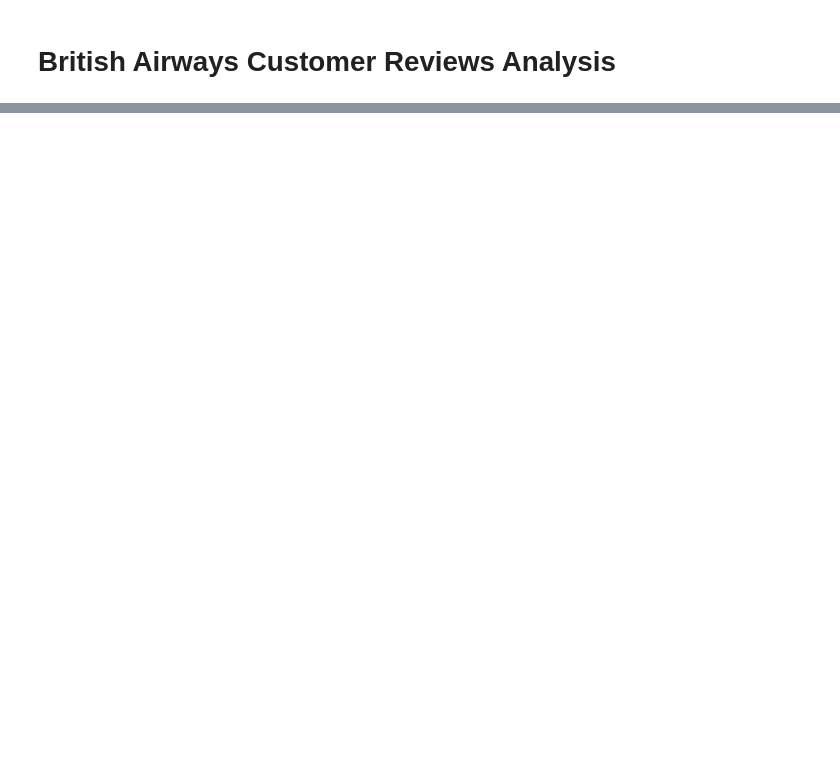
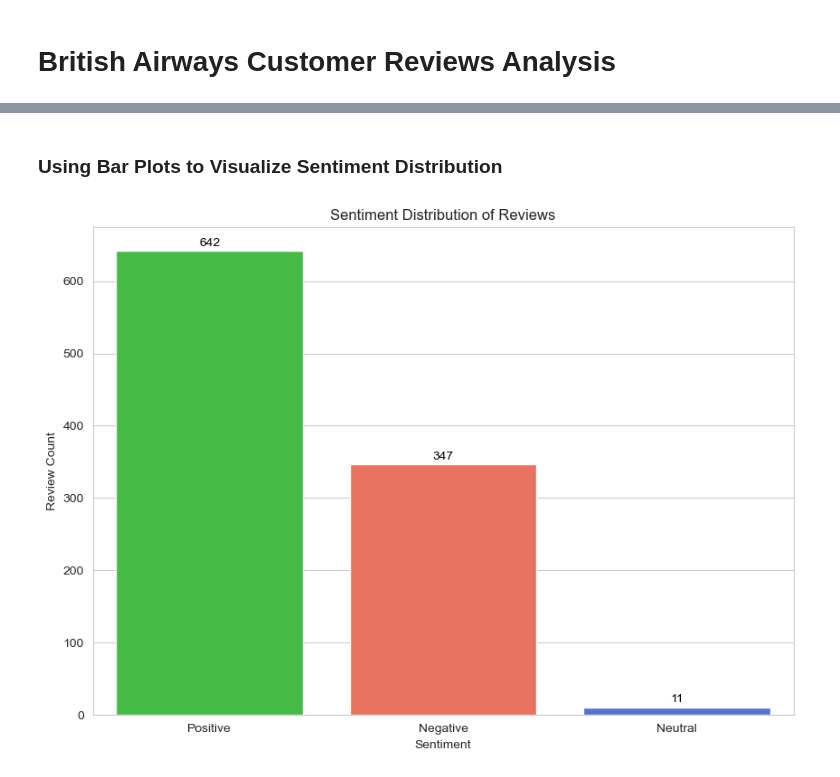
Before and after one commit to ayansammy/British-Airways-Web-Scrapping-and-Analysis-Project, a Jupyter notebook: BA_analysis.ipynb, the cells around one changed output, grey strips where cells are left out. Drawn from its saved outputs; the diff is of its cells as text; code cells hidden in the pictures; blank space fills up the shorter version.

```diff
--- a/BA_analysis.ipynb
+++ b/BA_analysis.ipynb
@@ -143,0 +364,37 @@ I applied Latent Dirichlet Allocation (LDA) to identify underlying topics within
+# %% [markdown]
+### Using Bar Plots to Visualize Sentiment Distribution
+# %%
+# Set the aesthetic style of the plots
+sns.set_style('whitegrid')
+
+# Define colors for each sentiment category
+colors = ["limegreen",
+          "tomato",
+          "royalblue"]
+
+# Plotting the sentiment distribution
+plt.figure(figsize=(10, 7))
+ax = sns.countplot(x=df_new['Sentiment'],
+                   order=['Positive',
+                          'Negative',
+                          'Neutral'],
+                   palette=colors)
+
+# Add count annotations on top of each bar
+for p in ax.patches:
+    ax.annotate(f'{int(p.get_height())}',
+                (p.get_x() + p.get_width() / 2.,
+                 p.get_height()),
+                ha='center',
+                va='center',
+                xytext=(0, 6),
+                textcoords='offset points',
+                fontsize=10,
+                color='black')
+
+plt.title('Sentiment Distribution of Reviews')
+plt.xlabel('Sentiment')
+plt.ylabel('Review Count')
+plt.show()
+# %% [output]
+[figure, added]
```
Also changed, not shown: parts of 62 cells of this notebook, 2 other files.
